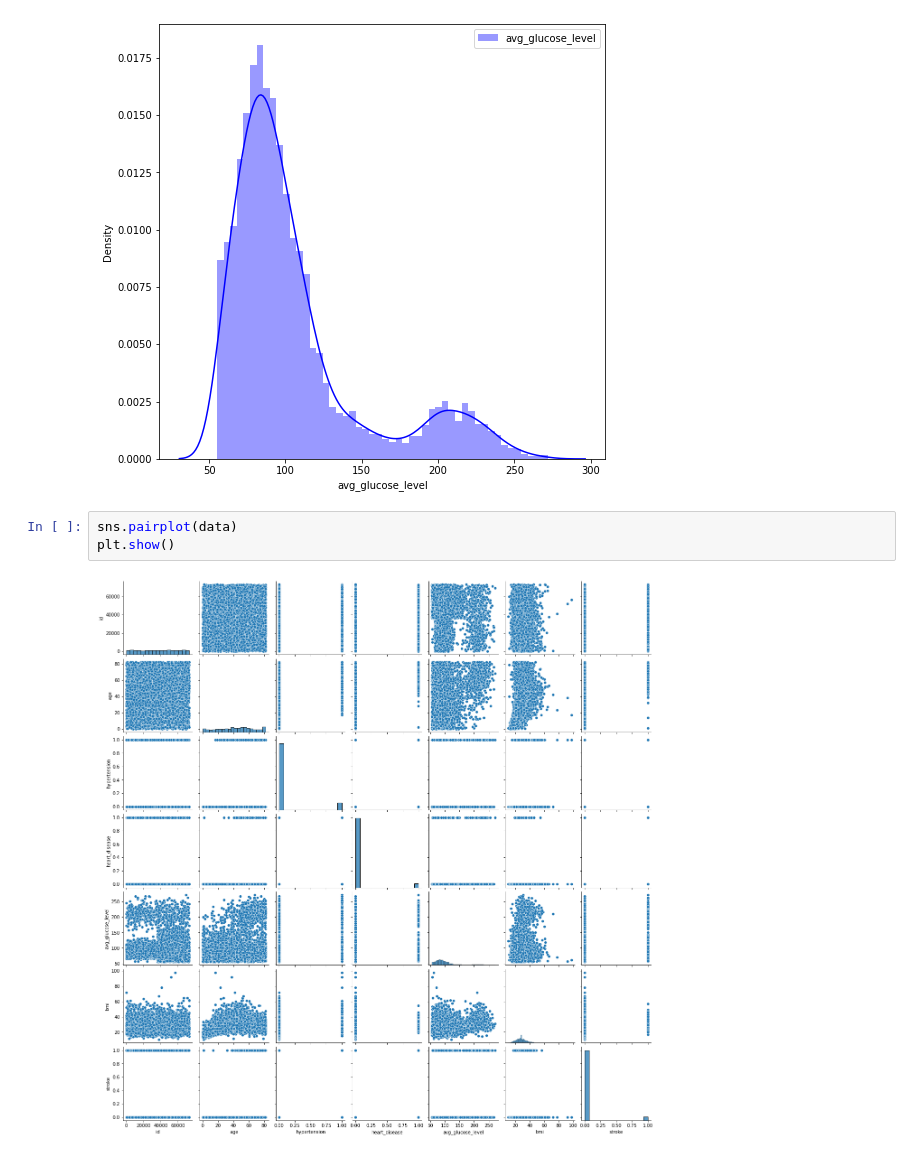
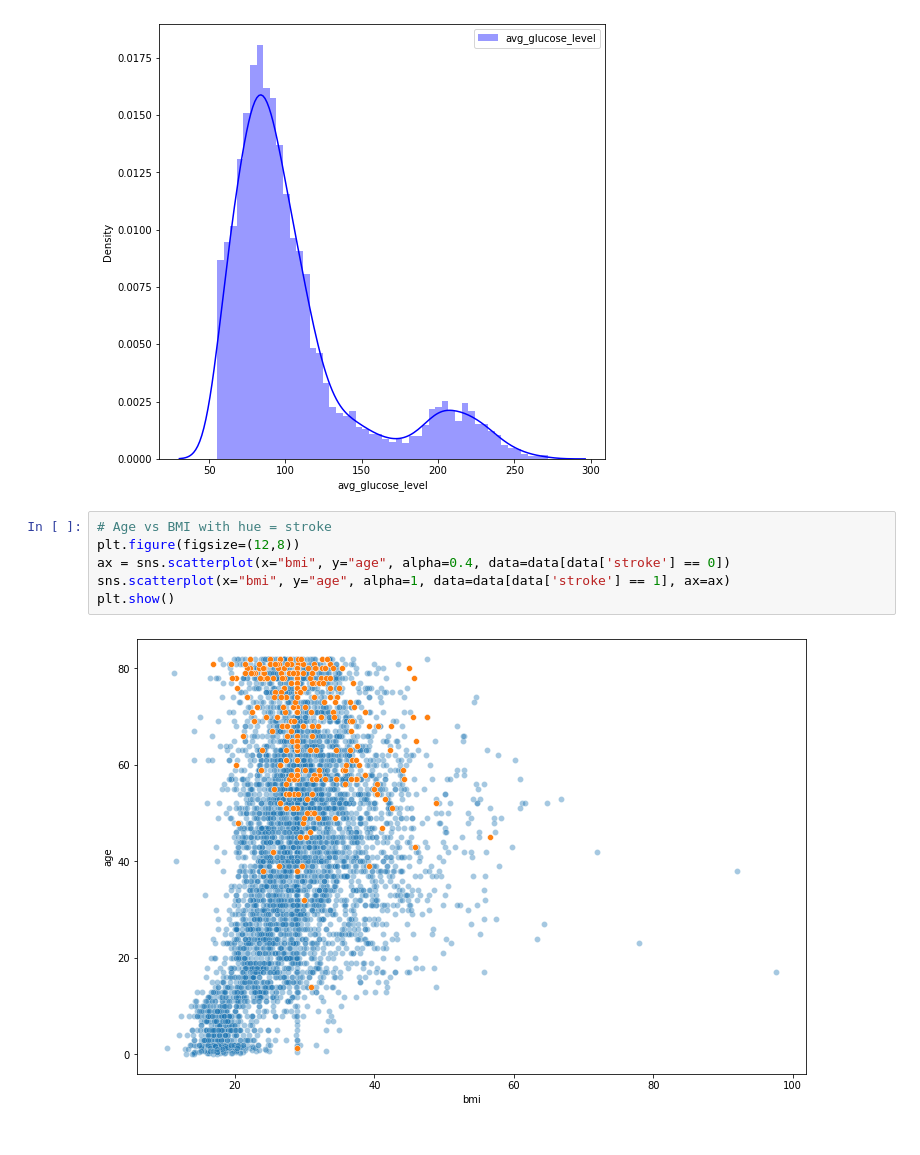
Before and after one commit to k3nnywilliam/stroke-prediction, a Jupyter notebook: stroke-prediction-nb.ipynb, the cells around one changed output. Saved outputs shown, nothing was run; the diff lists cells and outputs as text.

```diff
--- a/stroke-prediction-nb.ipynb
+++ b/stroke-prediction-nb.ipynb
@@ -294,8 +257,11 @@ plt.legend()
 plt.show()
 # %% [output]
 [figure]
-# %%
-sns.pairplot(data)
-plt.show()
-# %% [output]
-[figure, removed]
+# %%
+# Age vs BMI with hue = stroke
+plt.figure(figsize=(12,8))
+ax = sns.scatterplot(x="bmi", y="age", alpha=0.4, data=data[data['stroke'] == 0])
+sns.scatterplot(x="bmi", y="age", alpha=1, data=data[data['stroke'] == 1], ax=ax)
+plt.show()
+# %% [output]
+[figure, added]
```
Also changed, not shown: parts of 35 cells of this notebook.
